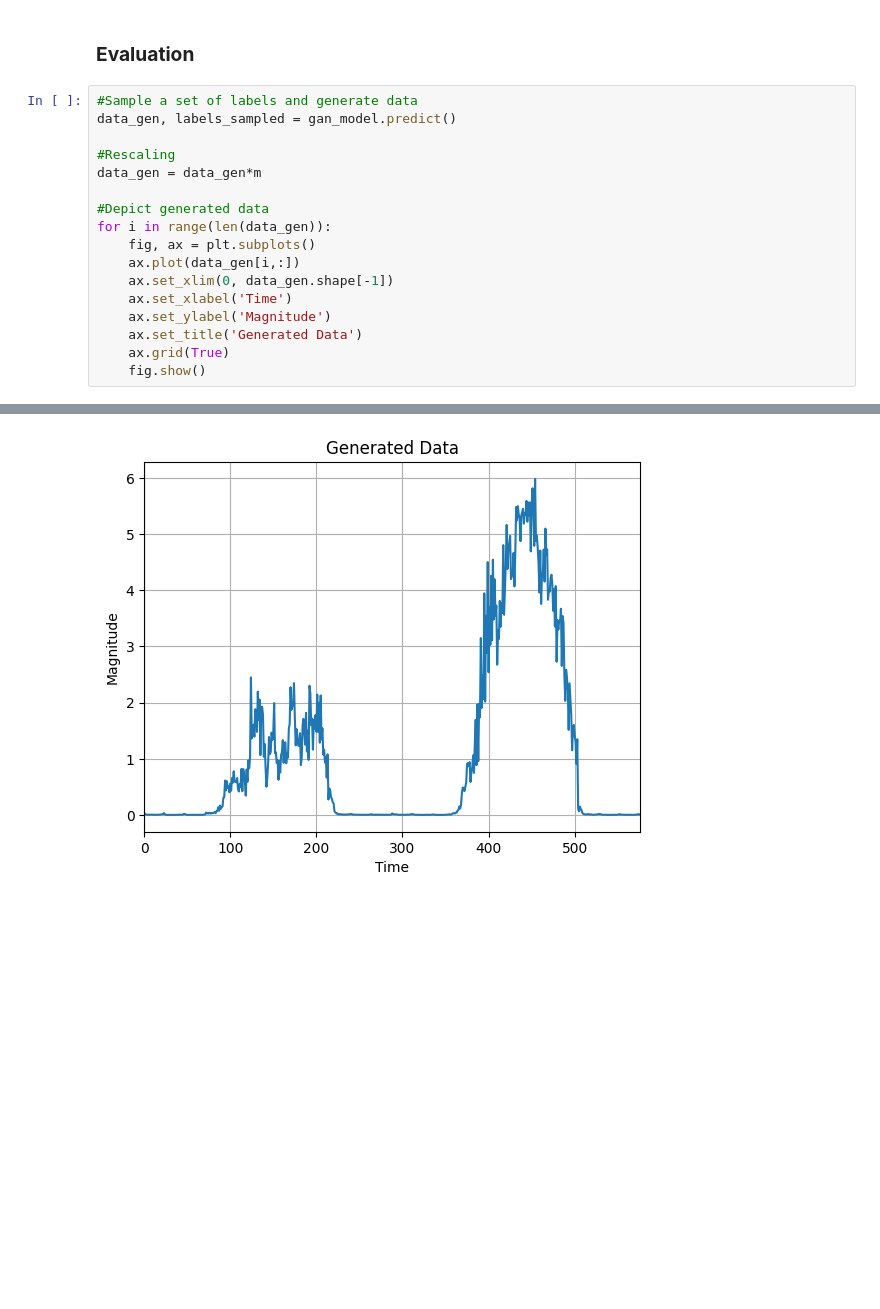
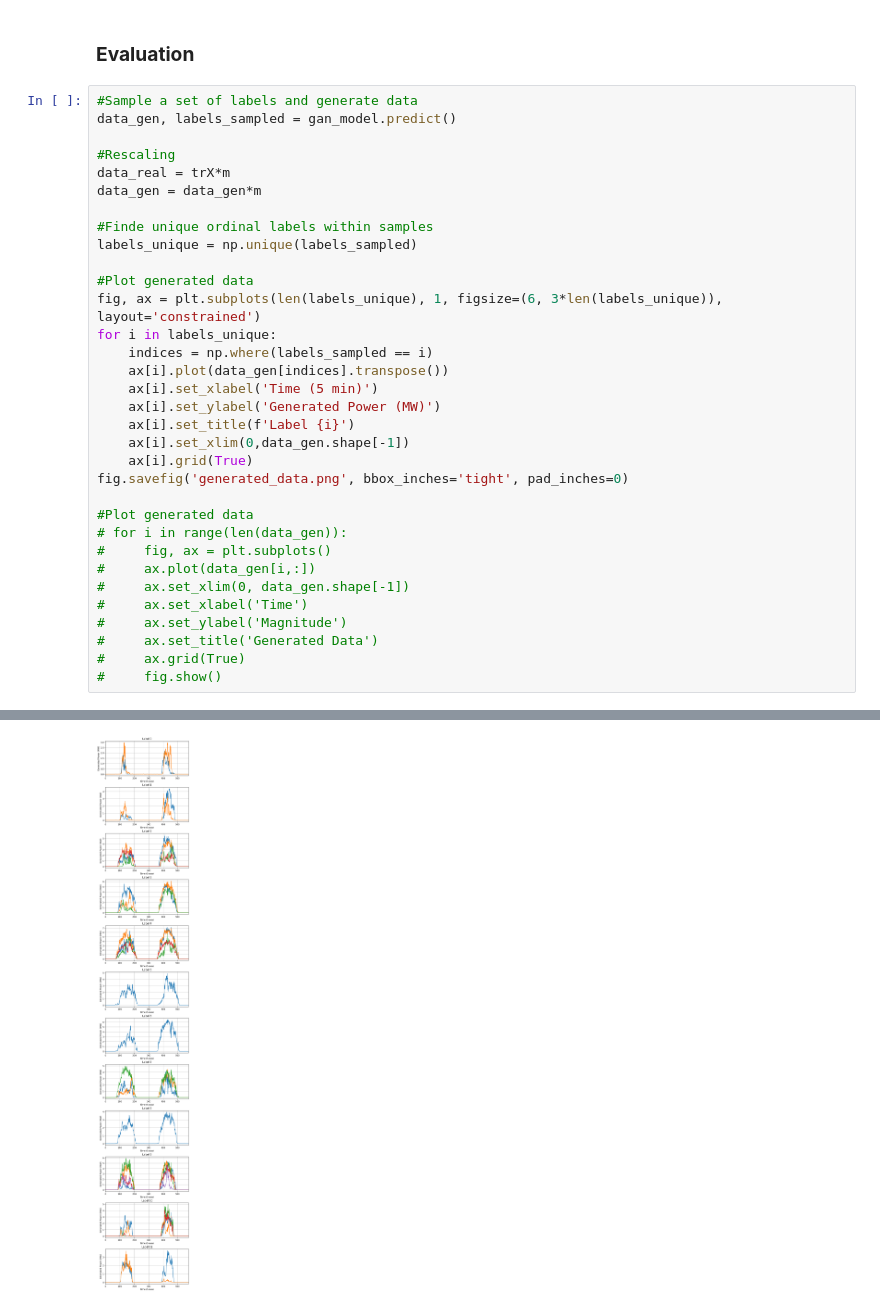
Before and after one commit to haufjan/Renewables_Scenario_Gen_GAN-TensorFlow, a Jupyter notebook: renewables_scenario_gen_gan.ipynb, the cells around one changed output, grey strips where cells are left out. Saved outputs shown, nothing was run; the diff lists cells and outputs as text; blank space fills up the shorter version.

```diff
--- a/renewables_scenario_gen_gan.ipynb
+++ b/renewables_scenario_gen_gan.ipynb
@@ -456,16 +458,32 @@ Elapsed Training Time: 00h 07min 01s
 data_gen, labels_sampled = gan_model.predict()
 
 #Rescaling
+data_real = trX*m
 data_gen = data_gen*m
 
-#Depict generated data
-for i in range(len(data_gen)):
-    fig, ax = plt.subplots()
-    ax.plot(data_gen[i,:])
-    ax.set_xlim(0, data_gen.shape[-1])
-    ax.set_xlabel('Time')
-    ax.set_ylabel('Magnitude')
-    ax.set_title('Generated Data')
-    ax.grid(True)
-    fig.show()
+#Finde unique ordinal labels within samples
+labels_unique = np.unique(labels_sampled)
+
+#Plot generated data
+fig, ax = plt.subplots(len(labels_unique), 1, figsize=(6, 3*len(labels_unique)), layout='constrained')
+for i in labels_unique:
+    indices = np.where(labels_sampled == i)
+    ax[i].plot(data_gen[indices].transpose())
+    ax[i].set_xlabel('Time (5 min)')
+    ax[i].set_ylabel('Generated Power (MW)')
+    ax[i].set_title(f'Label {i}')
+    ax[i].set_xlim(0,data_gen.shape[-1])
+    ax[i].grid(True)
+fig.savefig('generated_data.png', bbox_inches='tight', pad_inches=0)
+
+#Plot generated data
+# for i in range(len(data_gen)):
+#     fig, ax = plt.subplots()
+#     ax.plot(data_gen[i,:])
+#     ax.set_xlim(0, data_gen.shape[-1])
+#     ax.set_xlabel('Time')
+#     ax.set_ylabel('Magnitude')
+#     ax.set_title('Generated Data')
+#     ax.grid(True)
+#     fig.show()
 # %% [output]
@@ -473 +490 @@ WARNING:tensorflow:6 out of the last 6 calls to <function GAN.predict.<locals>.g
-[figure, old version]
+[figure, new version]
```
Also changed, not shown: parts of 6 cells of this notebook.
